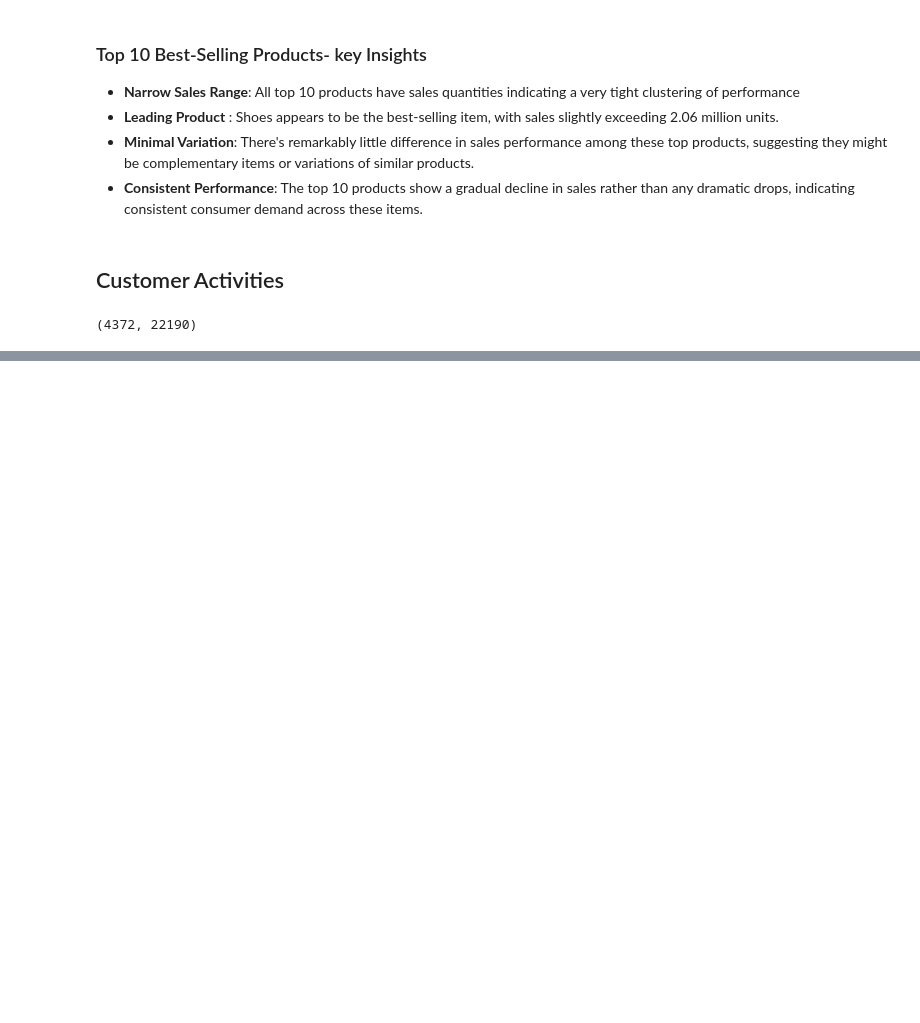
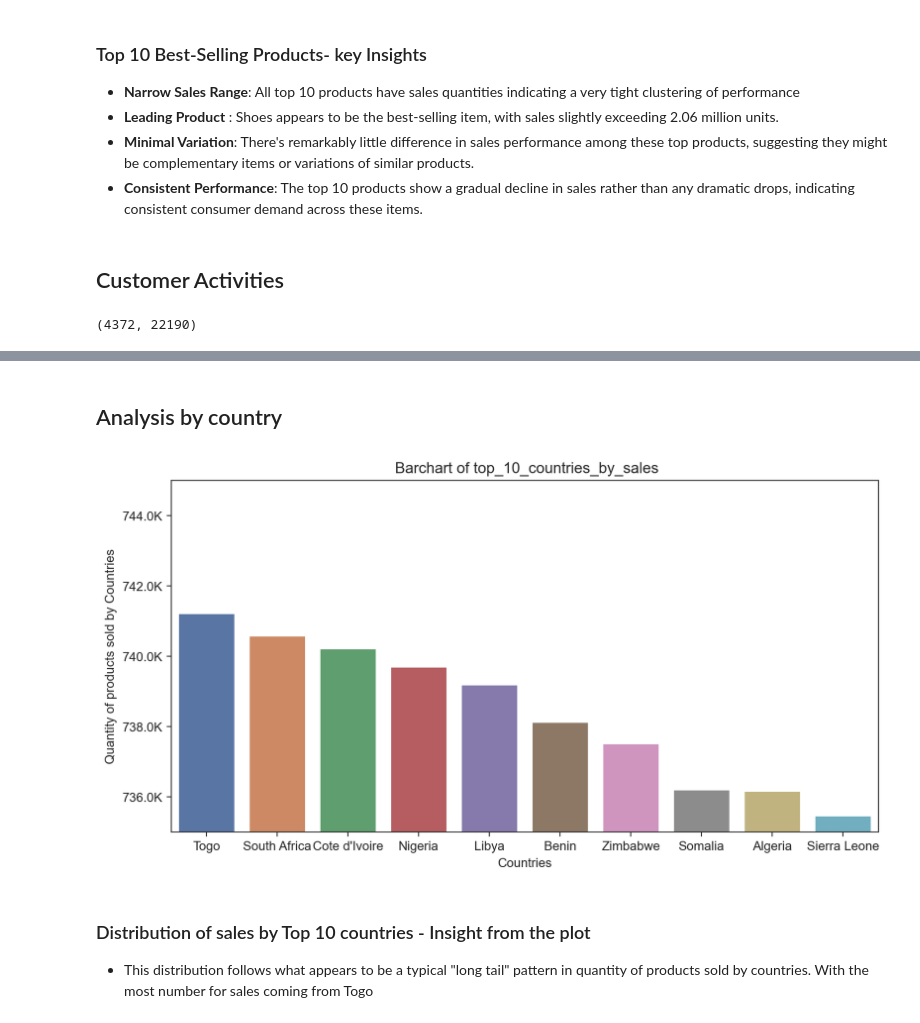
Before and after one commit to oyedeleazeezolawale/Eshop_pro_cohort_anaylsis, a Jupyter notebook: notebooks/cohort_analysis.ipynb, the cells around one changed output, grey strips where cells are left out. Saved outputs shown, nothing was run; the diff lists cells and outputs as text; code cells hidden in the pictures; blank space fills up the shorter version.

```diff
--- a/notebooks/cohort_analysis.ipynb
+++ b/notebooks/cohort_analysis.ipynb
@@ -239,0 +280,40 @@ df.groupby('CustomerID')['InvoiceNo'].nunique().max()
+# %% [markdown]
+## Analysis by country
+# %%
+quantity_per_country = df.groupby(["Country"])["Quantity"].sum().reset_index()
+quantity_per_country = quantity_per_country.sort_values ("Quantity",ascending = False).reset_index()
+# %%
+#Visualize top 10 countries by sales
+top_10_countries_by_sales= quantity_per_country.head(10)
+# %%
+## Barchart of top_10_countries_by_sales
+
+#create folder one levelmup if it doesn't exist
+output_dir = os.path.join(os.path.dirname(os.getcwd()), 'visualizations')
+os.makedirs(output_dir,exist_ok=True)
+
+
+plt.figure(figsize=(10,5))
+
+y_format = FuncFormatter(lambda x, _: f'{x / 1000:.1f}K')
+
+ax = sns.barplot(x = "Country", y =  "Quantity", data =top_10_countries_by_sales)
+
+ax.yaxis.set_major_formatter(y_format)
+
+
+#save as png(after plotting )
+output_path = os.path.join(output_dir, 'top_10_countries_by_sales.png')
+
+plt.ylim(735000, 745000)
+
+
+plt.xlabel("Countries")
+plt.ylabel("Quantity of products sold by Countries")
+plt.title(" Barchart of top_10_countries_by_sales")
+plt.show()
+# %% [output]
+[figure, added]
+# %% [markdown]
+### Distribution of sales by Top 10 countries - Insight from the plot
+* This distribution follows what appears to be a typical "long tail" pattern in quantity of products sold by countries. With the most number for sales coming from Togo
```
Also changed, not shown: parts of 10 cells of this notebook.
